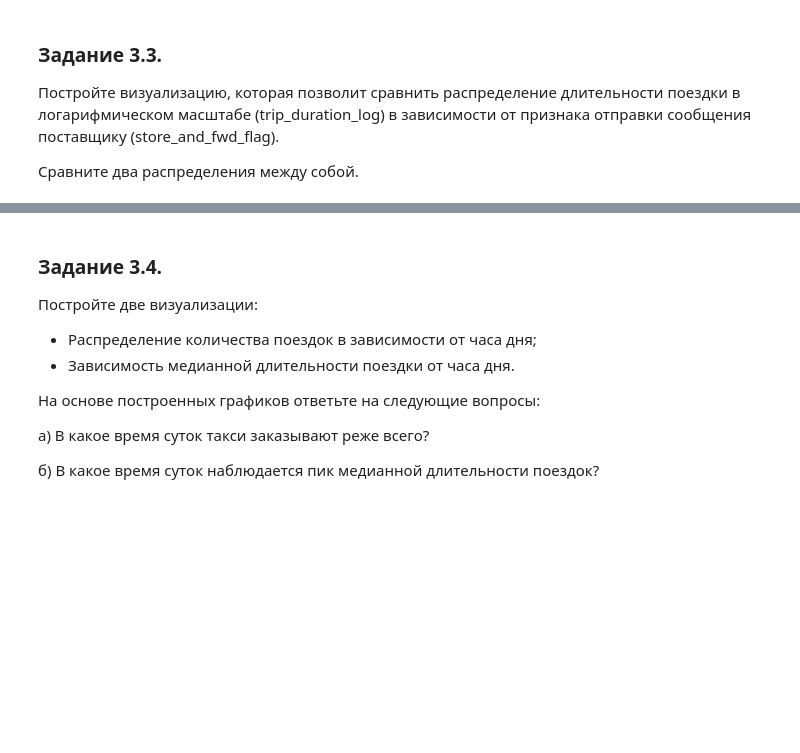
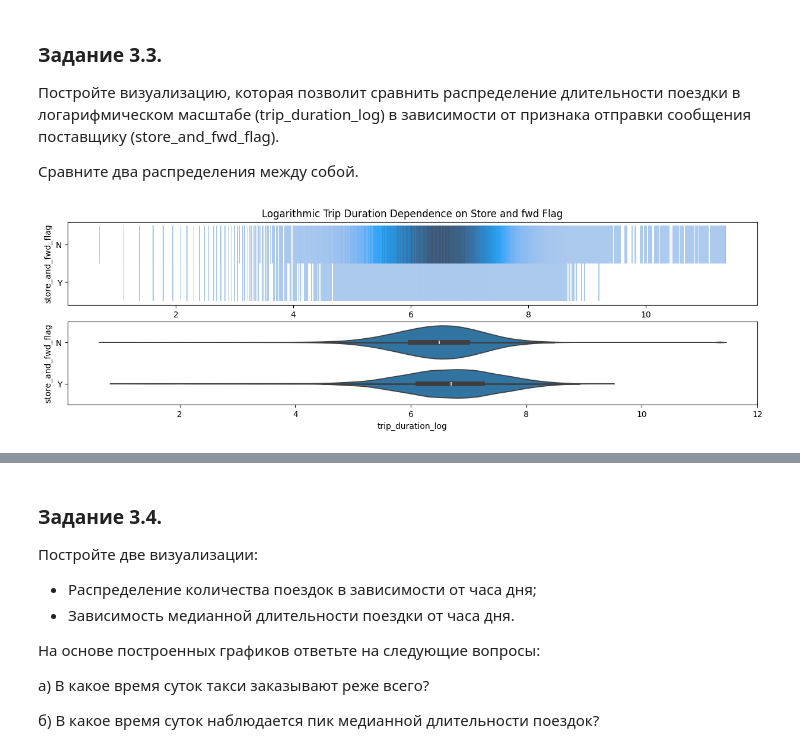
Before and after one commit to XDM94/Hackathon_SF_2024, a Jupyter notebook: Project.ipynb, the cells around one changed output, grey strips where cells are left out. Drawn from its saved outputs; the diff is of its cells as text; code cells hidden in the pictures; blank space fills up the shorter version.

```diff
--- a/Project.ipynb
+++ b/Project.ipynb
@@ -681,0 +680,19 @@ boxplot = sns.boxplot(
+# %%
+# на этот раз вместо boxplot построим violinplot
+fig, axes = plt.subplots(nrows = 2, ncols = 1, figsize = (15, 4))
+
+histplot = sns.histplot(
+    data = taxi_data,
+    x = 'trip_duration_log',
+    y = 'store_and_fwd_flag',
+    ax = axes[0]
+)
+histplot.set_title('Logarithmic Trip Duration Dependence on Store and fwd Flag')
+violinplot = sns.violinplot(
+    data = taxi_data,
+    x = 'trip_duration_log',
+    y = 'store_and_fwd_flag',
+    ax = axes[1]
+)
+# %% [output]
+[figure, added]
```
Also changed, not shown: parts of 42 cells of this notebook.
